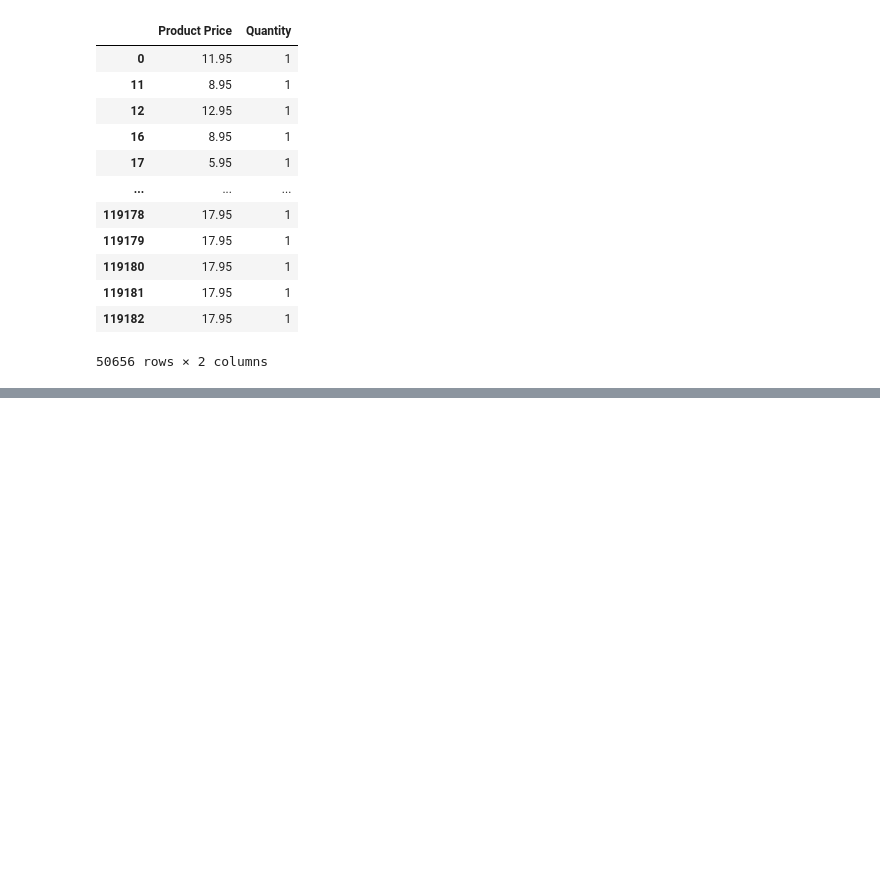
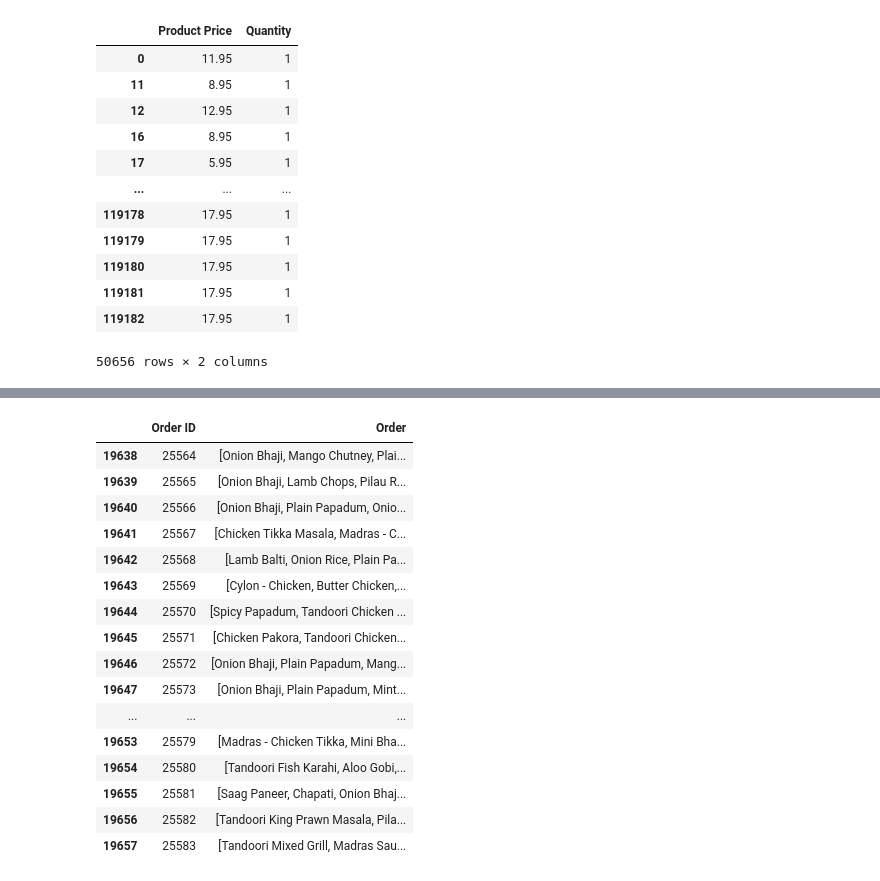
Before and after one commit to DeovratP/Logistic-Regression, a Jupyter notebook: Online_food_delivery_analysis/Online_food_delivery_analysis.ipynb, the cells around one changed output, grey strips where cells are left out. Cells and saved outputs as stored; diff of their text form; code cells hidden in the pictures; blank space fills up the shorter version.

```diff
--- a/Online_food_delivery_analysis/Online_food_delivery_analysis.ipynb
+++ b/Online_food_delivery_analysis/Online_food_delivery_analysis.ipynb
@@ -89,0 +122,23 @@ df.loc[df['Product Price'] > df['Product Price'].mean(), ['Product Price','Quant
+# %%
+orders = df.groupby('Order ID')['Item Name'].apply(lambda x: ','.join(x)).reset_index()
+orders.rename(columns={'Item Name': 'Order'}, inplace=True)
+orders['Order'] = orders['Order'].str.split(',')
+orders.tail(20)
+# %% [output]
+|  | Order ID | Order |
+| 19638 | 25564 | [Onion Bhaji, Mango Chutney, Plai... |
+| 19639 | 25565 | [Onion Bhaji, Lamb Chops, Pilau R... |
+| 19640 | 25566 | [Onion Bhaji, Plain Papadum, Onio... |
+| 19641 | 25567 | [Chicken Tikka Masala, Madras - C... |
+| 19642 | 25568 | [Lamb Balti, Onion Rice, Plain Pa... |
+| 19643 | 25569 | [Cylon - Chicken, Butter Chicken,... |
+| 19644 | 25570 | [Spicy Papadum, Tandoori Chicken ... |
+| 19645 | 25571 | [Chicken Pakora, Tandoori Chicken... |
+| 19646 | 25572 | [Onion Bhaji, Plain Papadum, Mang... |
+| 19647 | 25573 | [Onion Bhaji, Plain Papadum, Mint... |
+| ... | ... | ... |
+| 19653 | 25579 | [Madras - Chicken Tikka, Mini Bha... |
+| 19654 | 25580 | [Tandoori Fish Karahi, Aloo Gobi,... |
+| 19655 | 25581 | [Saag Paneer, Chapati, Onion Bhaj... |
+| 19656 | 25582 | [Tandoori King Prawn Masala, Pila... |
+| 19657 | 25583 | [Tandoori Mixed Grill, Madras Sau... |
```
Also changed, not shown: parts of 17 cells of this notebook.
